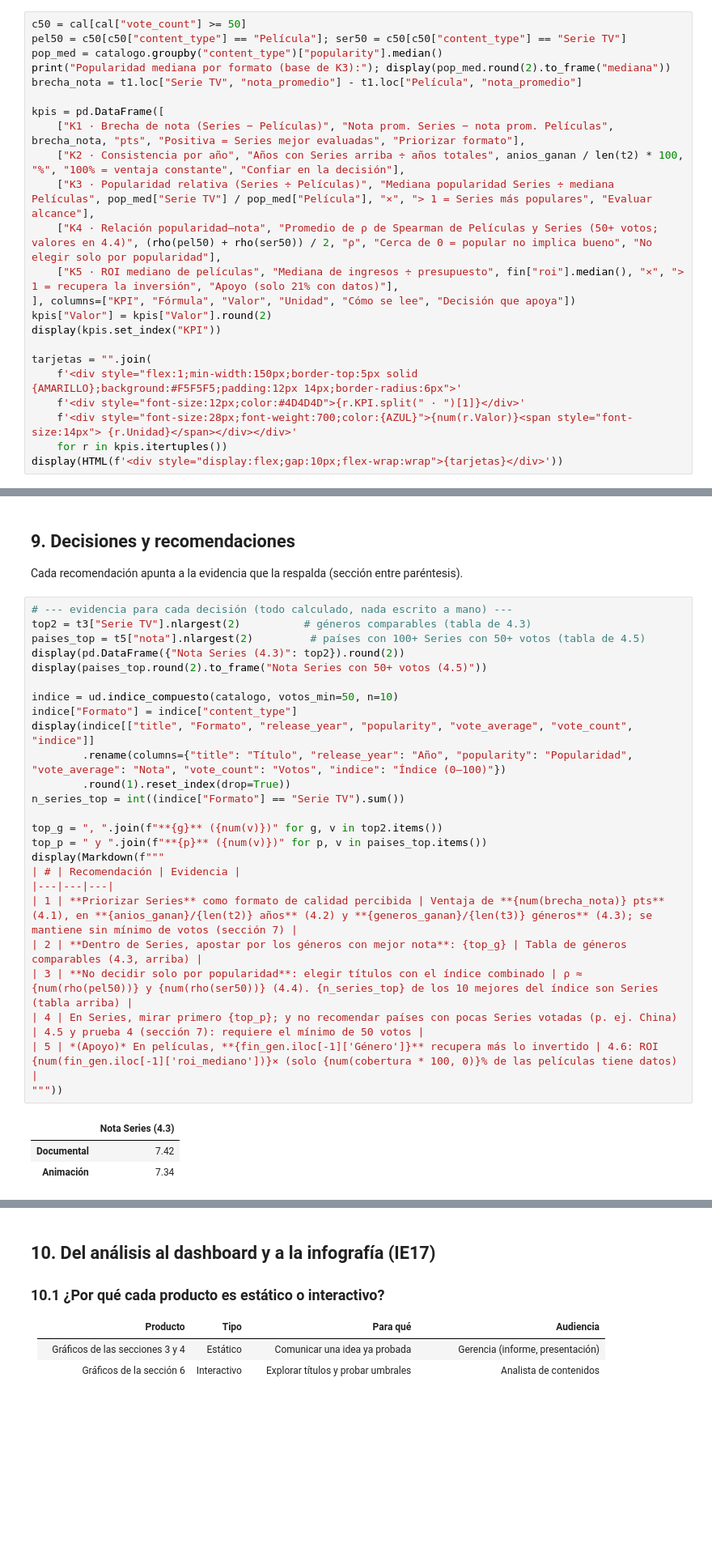
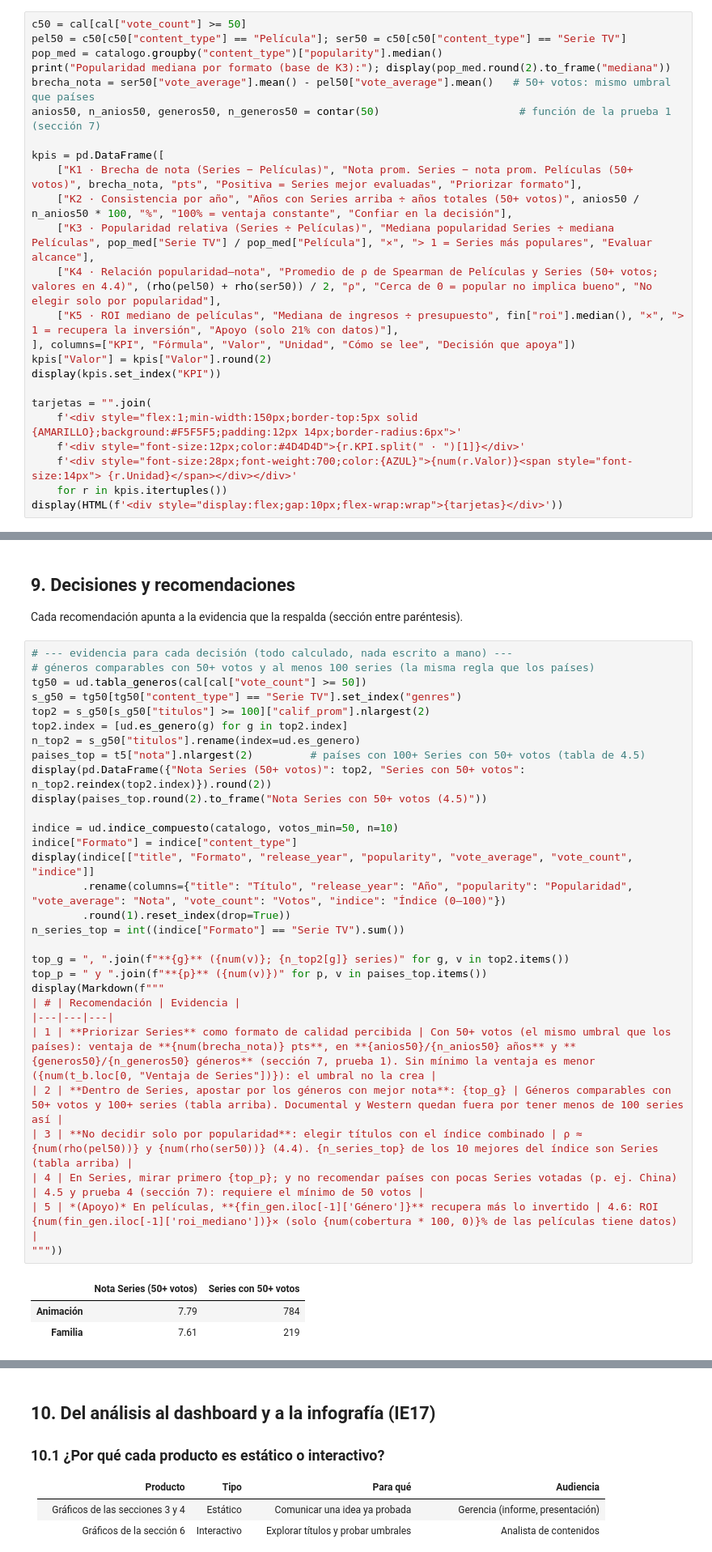
Before and after one commit to belensita707/streamview-dashboard, a Jupyter notebook: notebooks/StreamView_Notebook_Analisis.ipynb, the cells around one changed output, grey strips where cells are left out. Shown at 81% size. Cells and saved outputs as stored; diff of their text form; blank space fills up the shorter version.

Commit message:
Filtro por país y umbral de 50+ votos en la recomendación de Series

```diff
--- a/notebooks/StreamView_Notebook_Analisis.ipynb
+++ b/notebooks/StreamView_Notebook_Analisis.ipynb
@@ -2029,11 +2039,12 @@ c50 = cal[cal["vote_count"] >= 50]
 pel50 = c50[c50["content_type"] == "Película"]; ser50 = c50[c50["content_type"] == "Serie TV"]
 pop_med = catalogo.groupby("content_type")["popularity"].median()
 print("Popularidad mediana por formato (base de K3):"); display(pop_med.round(2).to_frame("mediana"))
-brecha_nota = t1.loc["Serie TV", "nota_promedio"] - t1.loc["Película", "nota_promedio"]
+brecha_nota = ser50["vote_average"].mean() - pel50["vote_average"].mean()   # 50+ votos: mismo umbral que países
+anios50, n_anios50, generos50, n_generos50 = contar(50)                      # función de la prueba 1 (sección 7)
 
 kpis = pd.DataFrame([
-    ["K1 · Brecha de nota (Series − Películas)", "Nota prom. Series − nota prom. Películas", brecha_nota, "pts", "Positiva = Series mejor evaluadas", "Priorizar formato"],
-    ["K2 · Consistencia por año", "Años con Series arriba ÷ años totales", anios_ganan / len(t2) * 100, "%", "100% = ventaja constante", "Confiar en la decisión"],
+    ["K1 · Brecha de nota (Series − Películas)", "Nota prom. Series − nota prom. Películas (50+ votos)", brecha_nota, "pts", "Positiva = Series mejor evaluadas", "Priorizar formato"],
+    ["K2 · Consistencia por año", "Años con Series arriba ÷ años totales (50+ votos)", anios50 / n_anios50 * 100, "%", "100% = ventaja constante", "Confiar en la decisión"],
     ["K3 · Popularidad relativa (Series ÷ Películas)", "Mediana popularidad Series ÷ mediana Películas", pop_med["Serie TV"] / pop_med["Película"], "×", "> 1 = Series más populares", "Evaluar alcance"],
     ["K4 · Relación popularidad–nota", "Promedio de ρ de Spearman de Películas y Series (50+ votos; valores en 4.4)", (rho(pel50) + rho(ser50)) / 2, "ρ", "Cerca de 0 = popular no implica bueno", "No elegir solo por popularidad"],
     ["K5 · ROI mediano de películas", "Mediana de ingresos ÷ presupuesto", fin["roi"].median(), "×", "> 1 = recupera la inversión", "Apoyo (solo 21% con datos)"],
@@ -2068,33 +2088,38 @@ Popularidad mediana por formato (base de K3):
 Cada recomendación apunta a la evidencia que la respalda (sección entre paréntesis).
 # %%
 # --- evidencia para cada decisión (todo calculado, nada escrito a mano) ---
-top2 = t3["Serie TV"].nlargest(2)          # géneros comparables (tabla de 4.3)
+# géneros comparables con 50+ votos y al menos 100 series (la misma regla que los países)
+tg50 = ud.tabla_generos(cal[cal["vote_count"] >= 50])
+s_g50 = tg50[tg50["content_type"] == "Serie TV"].set_index("genres")
+top2 = s_g50[s_g50["titulos"] >= 100]["calif_prom"].nlargest(2)
+top2.index = [ud.es_genero(g) for g in top2.index]
+n_top2 = s_g50["titulos"].rename(index=ud.es_genero)
 paises_top = t5["nota"].nlargest(2)         # países con 100+ Series con 50+ votos (tabla de 4.5)
-display(pd.DataFrame({"Nota Series (4.3)": top2}).round(2))
+display(pd.DataFrame({"Nota Series (50+ votos)": top2, "Series con 50+ votos": n_top2.reindex(top2.index)}).round(2))
 display(paises_top.round(2).to_frame("Nota Series con 50+ votos (4.5)"))
 
 indice = ud.indice_compuesto(catalogo, votos_min=50, n=10)
 indice["Formato"] = indice["content_type"]
 display(indice[["title", "Formato", "release_year", "popularity", "vote_average", "vote_count", "indice"]]
         .rename(columns={"title": "Título", "release_year": "Año", "popularity": "Popularidad", "vote_average": "Nota", "vote_count": "Votos", "indice": "Índice (0–100)"})
         .round(1).reset_index(drop=True))
 n_series_top = int((indice["Formato"] == "Serie TV").sum())
 
-top_g = ", ".join(f"**{g}** ({num(v)})" for g, v in top2.items())
+top_g = ", ".join(f"**{g}** ({num(v)}; {n_top2[g]} series)" for g, v in top2.items())
 top_p = " y ".join(f"**{p}** ({num(v)})" for p, v in paises_top.items())
 display(Markdown(f"""
 | # | Recomendación | Evidencia |
 |---|---|---|
-| 1 | **Priorizar Series** como formato de calidad percibida | Ventaja de **{num(brecha_nota)} pts** (4.1), en **{anios_ganan}/{len(t2)} años** (4.2) y **{generos_ganan}/{len(t3)} géneros** (4.3); se mantiene sin mínimo de votos (sección 7) |
-| 2 | **Dentro de Series, apostar por los géneros con mejor nota**: {top_g} | Tabla de géneros comparables (4.3, arriba) |
+| 1 | **Priorizar Series** como formato de calidad percibida | Con 50+ votos (el mismo umbral que los países): ventaja de **{num(brecha_nota)} pts**, en **{anios50}/{n_anios50} años** y **{generos50}/{n_generos50} géneros** (sección 7, prueba 1). Sin mínimo la ventaja es menor ({num(t_b.loc[0, "Ventaja de Series"])}): el umbral no la crea |
+| 2 | **Dentro de Series, apostar por los géneros con mejor nota**: {top_g} | Géneros comparables con 50+ votos y 100+ series (tabla arriba). Documental y Western quedan fuera por tener menos de 100 series así |
 | 3 | **No decidir solo por popularidad**: elegir títulos con el índice combinado | ρ ≈ {num(rho(pel50))} y {num(rho(ser50))} (4.4). {n_series_top} de los 10 mejores del índice son Series (tabla arriba) |
 | 4 | En Series, mirar primero {top_p}; y no recomendar países con pocas Series votadas (p. ej. China) | 4.5 y prueba 4 (sección 7): requiere el mínimo de 50 votos |
 | 5 | *(Apoyo)* En películas, **{fin_gen.iloc[-1]['Género']}** recupera más lo invertido | 4.6: ROI {num(fin_gen.iloc[-1]['roi_mediano'])}× (solo {num(cobertura * 100, 0)}% de las películas tiene datos) |
 """))
 # %% [output]
-|  | Nota Series (4.3) |
-| Documental | 7.42 |
-| Animación | 7.34 |
+|  | Nota Series (50+ votos) | Series con 50+ votos |
+| Animación | 7.79 | 784 |
+| Familia | 7.61 | 219 |
 |  | Nota Series con 50+ votos (4.5) |
 | Corea del Sur | 7.94 |
 | Japón | 7.85 |
```
Also changed, not shown: parts of 25 cells of this notebook, 7 other files.
